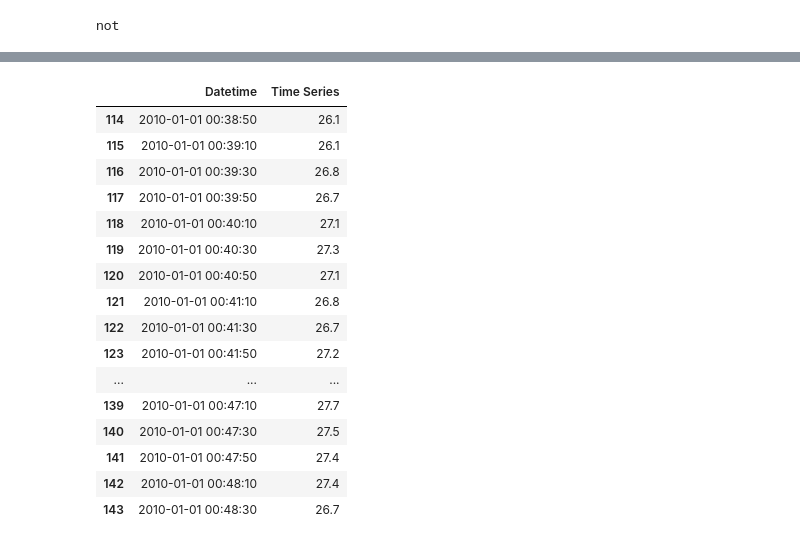
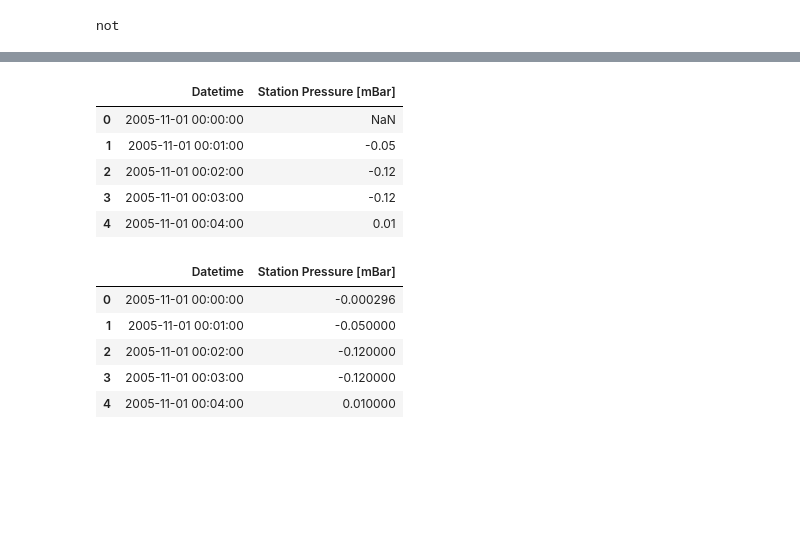
Before and after one commit to avilla2/cis422-project1, a Jupyter notebook: test_pre.ipynb, the cells around one changed output, grey strips where cells are left out. Drawn from its saved outputs; the diff is of its cells as text; code cells hidden in the pictures; blank space fills up the shorter version.

```diff
--- a/test_pre.ipynb
+++ b/test_pre.ipynb
@@ -44,20 +72,9 @@ assign_time(df, 50, 20)
-# %%
-df.tail(30)
-# %% [output]
-|  | Datetime | Time Series |
-| 114 | 2010-01-01 00:38:50 | 26.1 |
-| 115 | 2010-01-01 00:39:10 | 26.1 |
-| 116 | 2010-01-01 00:39:30 | 26.8 |
-| 117 | 2010-01-01 00:39:50 | 26.7 |
-| 118 | 2010-01-01 00:40:10 | 27.1 |
-| 119 | 2010-01-01 00:40:30 | 27.3 |
-| 120 | 2010-01-01 00:40:50 | 27.1 |
-| 121 | 2010-01-01 00:41:10 | 26.8 |
-| 122 | 2010-01-01 00:41:30 | 26.7 |
-| 123 | 2010-01-01 00:41:50 | 27.2 |
-| ... | ... | ... |
-| 139 | 2010-01-01 00:47:10 | 27.7 |
-| 140 | 2010-01-01 00:47:30 | 27.5 |
-| 141 | 2010-01-01 00:47:50 | 27.4 |
-| 142 | 2010-01-01 00:48:10 | 27.4 |
-| 143 | 2010-01-01 00:48:30 | 26.7 |
+# %%
+df2.head()
+# %% [output]
+|  | Datetime | Station Pressure [mBar] |
+| 0 | 2005-11-01 00:00:00 | NaN |
+| 1 | 2005-11-01 00:01:00 | -0.05 |
+| 2 | 2005-11-01 00:02:00 | -0.12 |
+| 3 | 2005-11-01 00:03:00 | -0.12 |
+| 4 | 2005-11-01 00:04:00 | 0.01 |
@@ -63,0 +83,9 @@ df.tail(30)
+# %%
+df2.head()
+# %% [output]
+|  | Datetime | Station Pressure [mBar] |
+| 0 | 2005-11-01 00:00:00 | -0.000296 |
+| 1 | 2005-11-01 00:01:00 | -0.050000 |
+| 2 | 2005-11-01 00:02:00 | -0.120000 |
+| 3 | 2005-11-01 00:03:00 | -0.120000 |
+| 4 | 2005-11-01 00:04:00 | 0.010000 |
```
Also changed, not shown: parts of 5 cells of this notebook, 1 other file.
